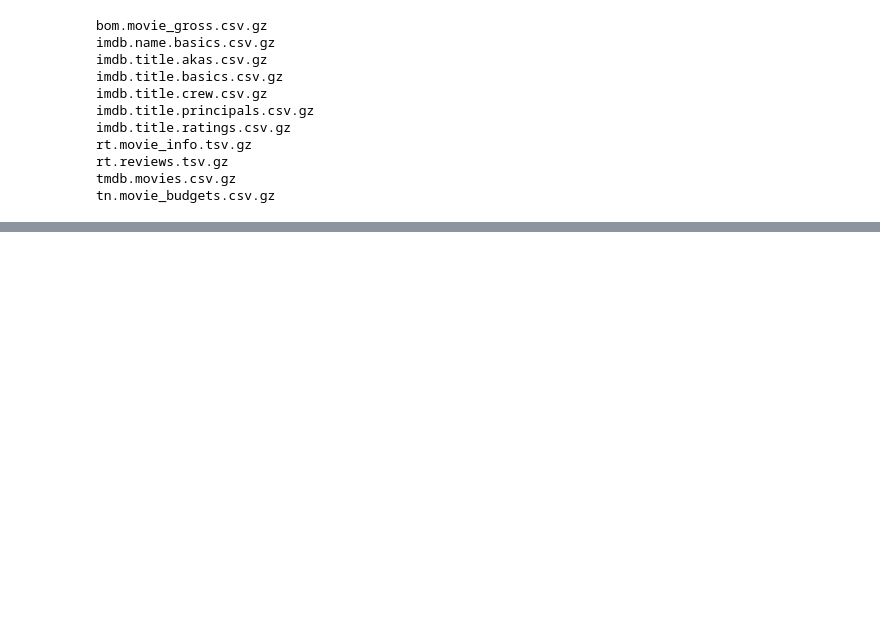
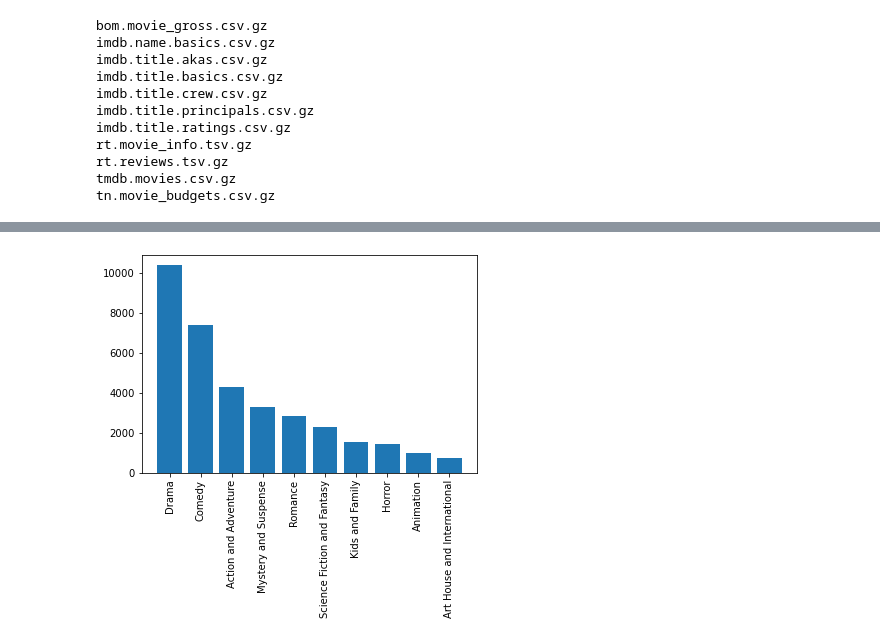
Before and after one commit to learn-co-curriculum/dsc-phase-1-project, a Jupyter notebook: student.ipynb, the cells around one changed output, grey strips where cells are left out. Saved outputs shown, nothing was run; the diff lists cells and outputs as text; code cells hidden in the pictures; blank space fills up the shorter version.

```diff
--- a/student.ipynb
+++ b/student.ipynb
@@ -69,0 +67,9 @@ memory usage: 146.4+ KB
+# %%
+fig, ax = plt.subplots()
+x = list(rt_df['genre'].value_counts().head(10).keys())
+y = list(rt_df['genre'].value_counts().head(10).values)
+
+ax.bar(x,y)
+plt.xticks(rotation=90);
+# %% [output]
+[figure, added]
```
Also changed, not shown: parts of 13 cells of this notebook.
